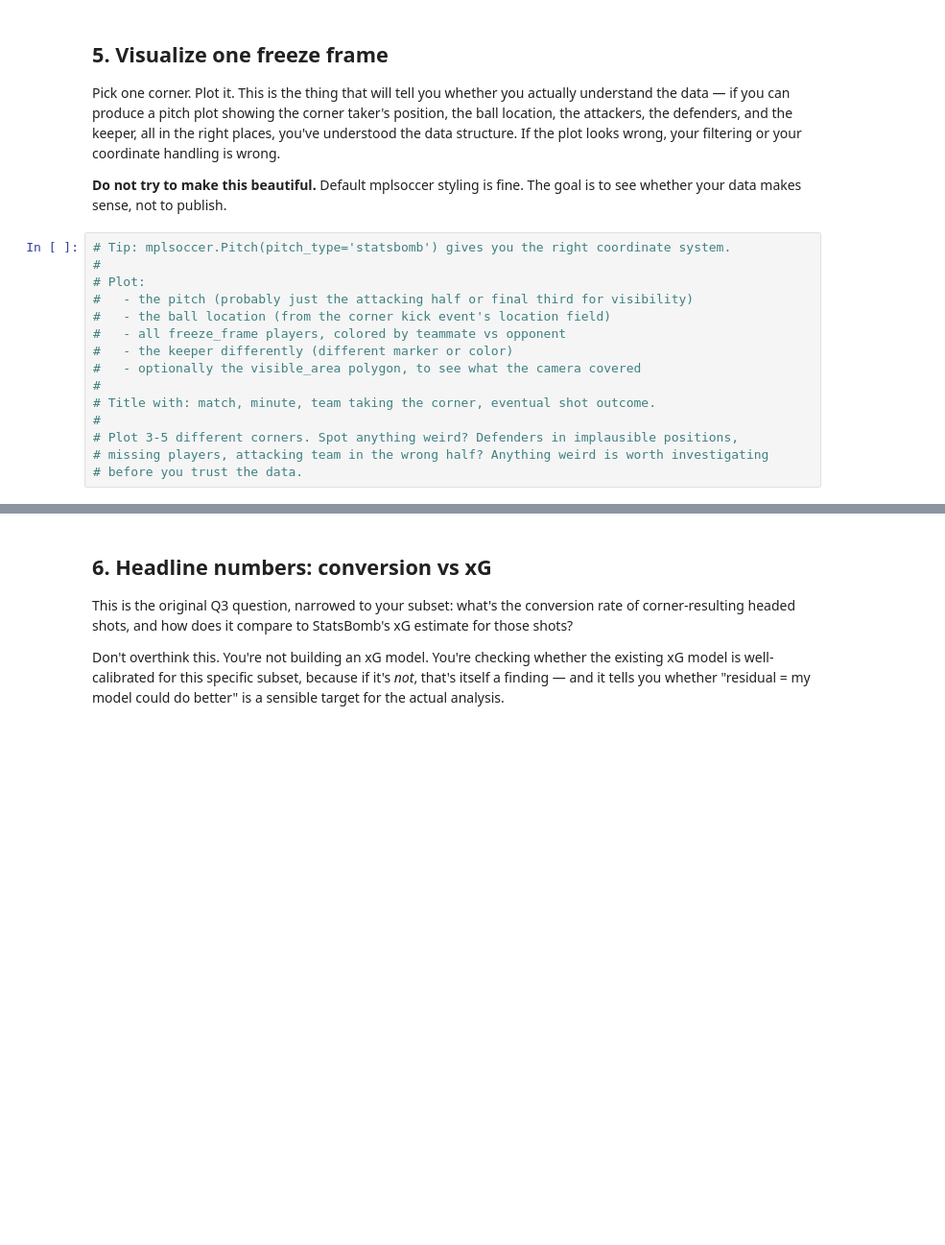
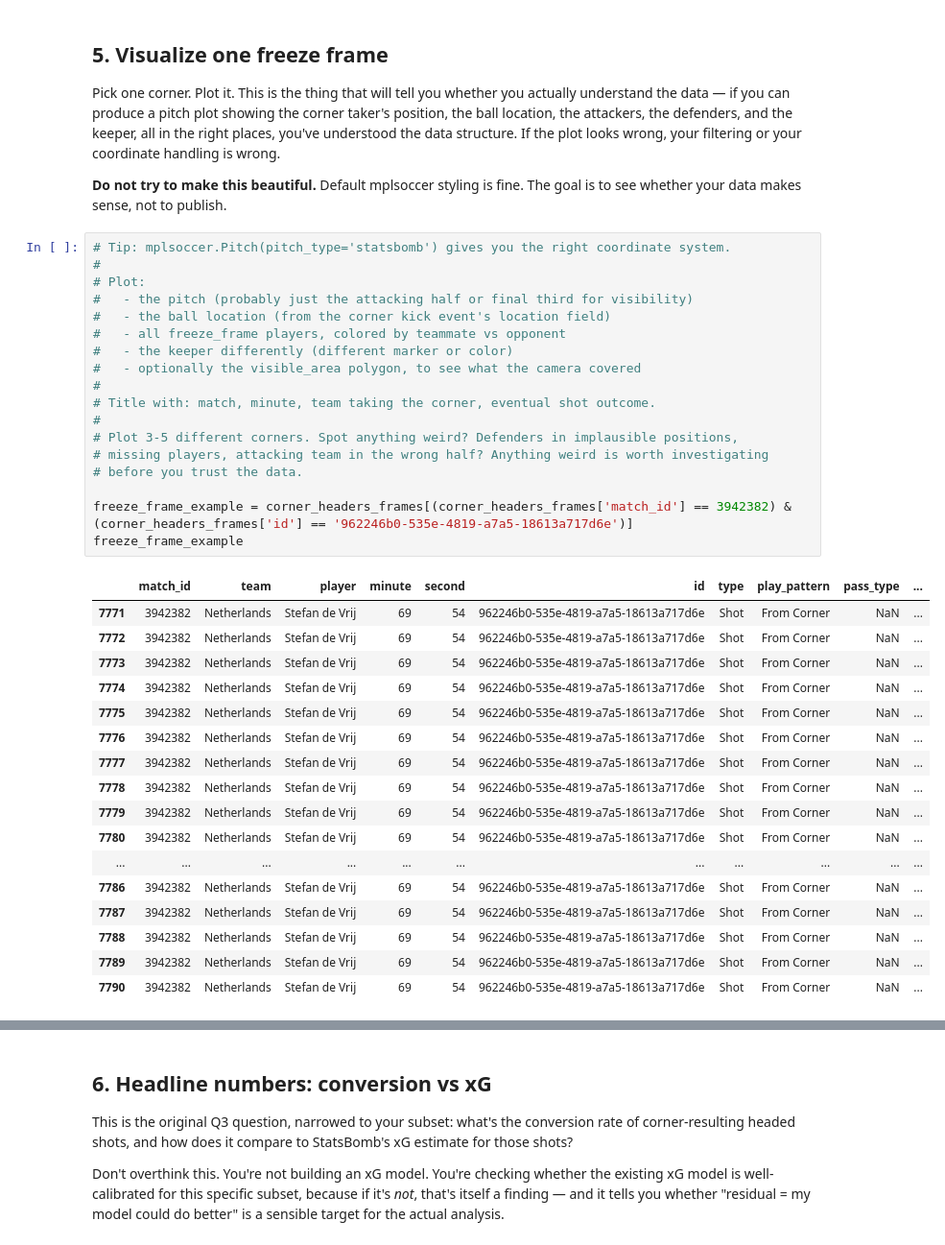
Before and after one commit to tmartins14/football-analytics, a Jupyter notebook: analyses/corners_euro_2024/01_data_exploration.ipynb, the cells around one changed output, grey strips where cells are left out. Shown at 96% size. Saved outputs shown, nothing was run; the diff lists cells and outputs as text; blank space fills up the shorter version.

```diff
--- a/analyses/corners_euro_2024/01_data_exploration.ipynb
+++ b/analyses/corners_euro_2024/01_data_exploration.ipynb
@@ -147,15 +436,36 @@ Pick one corner. Plot it. This is the thing that will tell you whether you actua
 # %%
 # Tip: mplsoccer.Pitch(pitch_type='statsbomb') gives you the right coordinate system.
 #
 # Plot:
 #   - the pitch (probably just the attacking half or final third for visibility)
 #   - the ball location (from the corner kick event's location field)
 #   - all freeze_frame players, colored by teammate vs opponent
 #   - the keeper differently (different marker or color)
 #   - optionally the visible_area polygon, to see what the camera covered
 #
 # Title with: match, minute, team taking the corner, eventual shot outcome.
 #
 # Plot 3-5 different corners. Spot anything weird? Defenders in implausible positions,
 # missing players, attacking team in the wrong half? Anything weird is worth investigating
 # before you trust the data.
+
+freeze_frame_example = corner_headers_frames[(corner_headers_frames['match_id'] == 3942382) & (corner_headers_frames['id'] == '962246b0-535e-4819-a7a5-18613a717d6e')]
+freeze_frame_example
+# %% [output]
+|  | match_id | team | player | minute | second | id | type | play_pattern | pass_type | ... |
+| 7771 | 3942382 | Netherlands | Stefan de Vrij | 69 | 54 | 962246b0-535e-4819-a7a5-18613a717d6e | Shot | From Corner | NaN | ... |
+| 7772 | 3942382 | Netherlands | Stefan de Vrij | 69 | 54 | 962246b0-535e-4819-a7a5-18613a717d6e | Shot | From Corner | NaN | ... |
+| 7773 | 3942382 | Netherlands | Stefan de Vrij | 69 | 54 | 962246b0-535e-4819-a7a5-18613a717d6e | Shot | From Corner | NaN | ... |
+| 7774 | 3942382 | Netherlands | Stefan de Vrij | 69 | 54 | 962246b0-535e-4819-a7a5-18613a717d6e | Shot | From Corner | NaN | ... |
+| 7775 | 3942382 | Netherlands | Stefan de Vrij | 69 | 54 | 962246b0-535e-4819-a7a5-18613a717d6e | Shot | From Corner | NaN | ... |
+| 7776 | 3942382 | Netherlands | Stefan de Vrij | 69 | 54 | 962246b0-535e-4819-a7a5-18613a717d6e | Shot | From Corner | NaN | ... |
+| 7777 | 3942382 | Netherlands | Stefan de Vrij | 69 | 54 | 962246b0-535e-4819-a7a5-18613a717d6e | Shot | From Corner | NaN | ... |
+| 7778 | 3942382 | Netherlands | Stefan de Vrij | 69 | 54 | 962246b0-535e-4819-a7a5-18613a717d6e | Shot | From Corner | NaN | ... |
+| 7779 | 3942382 | Netherlands | Stefan de Vrij | 69 | 54 | 962246b0-535e-4819-a7a5-18613a717d6e | Shot | From Corner | NaN | ... |
+| 7780 | 3942382 | Netherlands | Stefan de Vrij | 69 | 54 | 962246b0-535e-4819-a7a5-18613a717d6e | Shot | From Corner | NaN | ... |
+| ... | ... | ... | ... | ... | ... | ... | ... | ... | ... | ... |
+| 7786 | 3942382 | Netherlands | Stefan de Vrij | 69 | 54 | 962246b0-535e-4819-a7a5-18613a717d6e | Shot | From Corner | NaN | ... |
+| 7787 | 3942382 | Netherlands | Stefan de Vrij | 69 | 54 | 962246b0-535e-4819-a7a5-18613a717d6e | Shot | From Corner | NaN | ... |
+| 7788 | 3942382 | Netherlands | Stefan de Vrij | 69 | 54 | 962246b0-535e-4819-a7a5-18613a717d6e | Shot | From Corner | NaN | ... |
+| 7789 | 3942382 | Netherlands | Stefan de Vrij | 69 | 54 | 962246b0-535e-4819-a7a5-18613a717d6e | Shot | From Corner | NaN | ... |
+| 7790 | 3942382 | Netherlands | Stefan de Vrij | 69 | 54 | 962246b0-535e-4819-a7a5-18613a717d6e | Shot | From Corner | NaN | ... |
```
Also changed, not shown: parts of 19 cells of this notebook, 15 other files.
